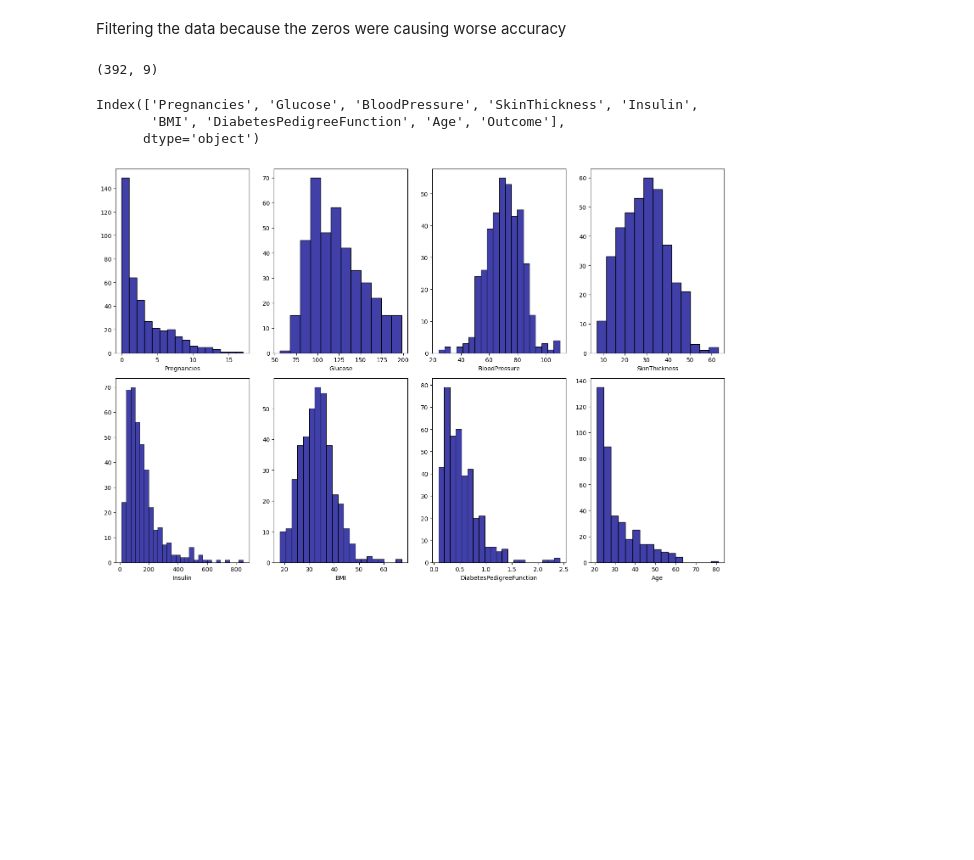
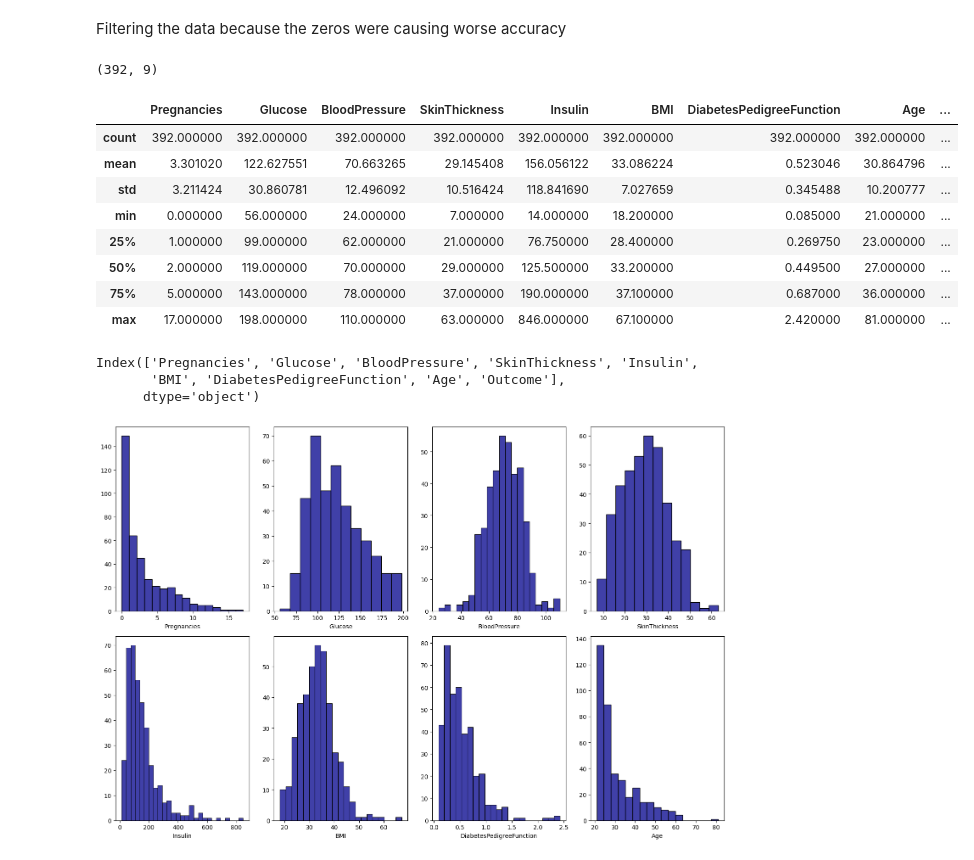
Before and after one commit to Elisag28/decision-tree-streamlit, a Jupyter notebook: src/decision_tree.ipynb, the cells around one changed output. Saved outputs shown, nothing was run; the diff lists cells and outputs as text; code cells hidden in the pictures; blank space fills up the shorter version.

```diff
--- a/src/decision_tree.ipynb
+++ b/src/decision_tree.ipynb
@@ -119,6 +131,18 @@ Filtering the data because the zeros were causing worse accuracy
 dataset.shape
 # %% [output]
 (392, 9)
+# %%
+dataset.describe()
+# %% [output]
+|  | Pregnancies | Glucose | BloodPressure | SkinThickness | Insulin | BMI | DiabetesPedigreeFunction | Age | ... |
+| count | 392.000000 | 392.000000 | 392.000000 | 392.000000 | 392.000000 | 392.000000 | 392.000000 | 392.000000 | ... |
+| mean | 3.301020 | 122.627551 | 70.663265 | 29.145408 | 156.056122 | 33.086224 | 0.523046 | 30.864796 | ... |
+| std | 3.211424 | 30.860781 | 12.496092 | 10.516424 | 118.841690 | 7.027659 | 0.345488 | 10.200777 | ... |
+| min | 0.000000 | 56.000000 | 24.000000 | 7.000000 | 14.000000 | 18.200000 | 0.085000 | 21.000000 | ... |
+| 25% | 1.000000 | 99.000000 | 62.000000 | 21.000000 | 76.750000 | 28.400000 | 0.269750 | 23.000000 | ... |
+| 50% | 2.000000 | 119.000000 | 70.000000 | 29.000000 | 125.500000 | 33.200000 | 0.449500 | 27.000000 | ... |
+| 75% | 5.000000 | 143.000000 | 78.000000 | 37.000000 | 190.000000 | 37.100000 | 0.687000 | 36.000000 | ... |
+| max | 17.000000 | 198.000000 | 110.000000 | 63.000000 | 846.000000 | 67.100000 | 2.420000 | 81.000000 | ... |
 # %%
 dataset.columns
 # %% [output]
```
Also changed, not shown: parts of 1 cell of this notebook, 1 other file.
